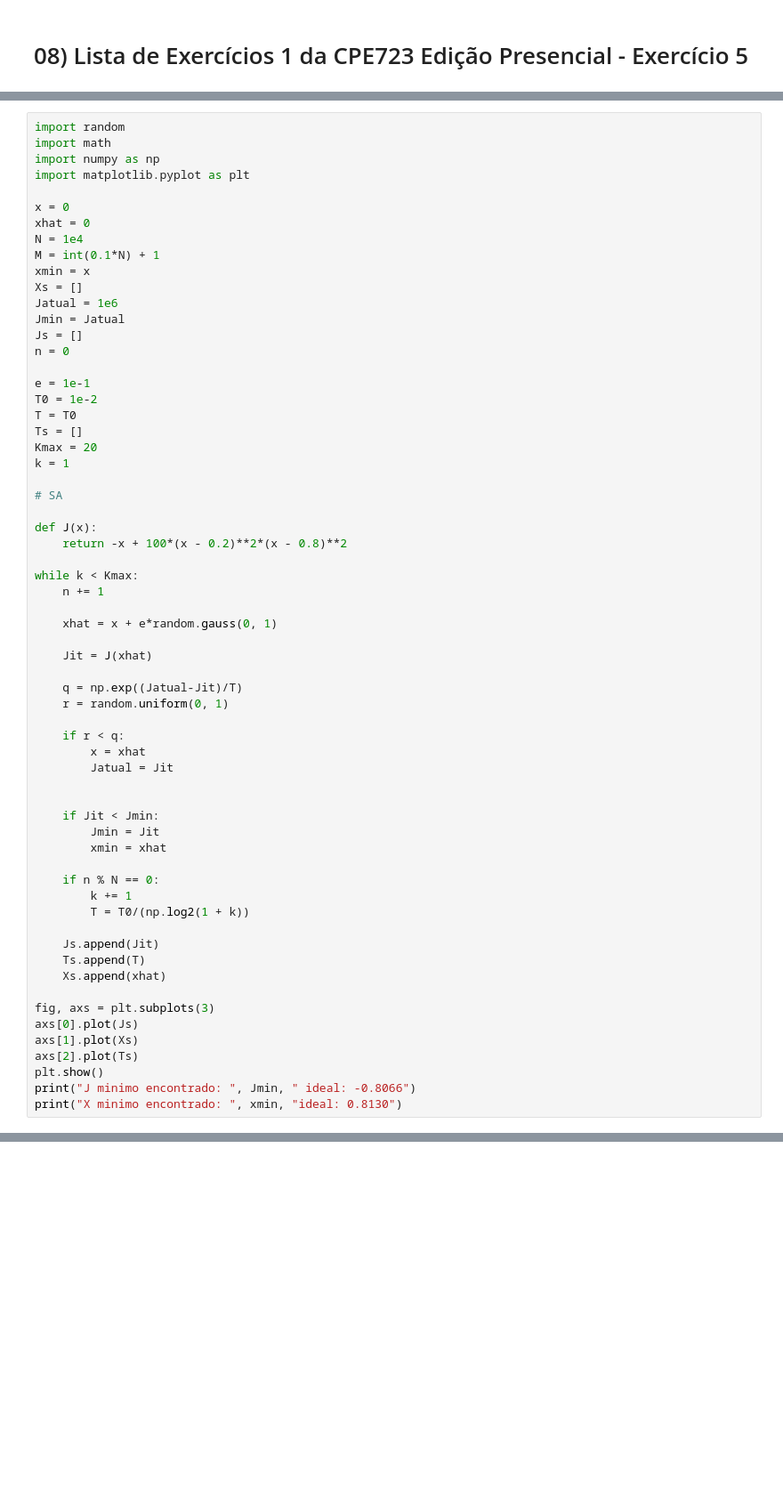
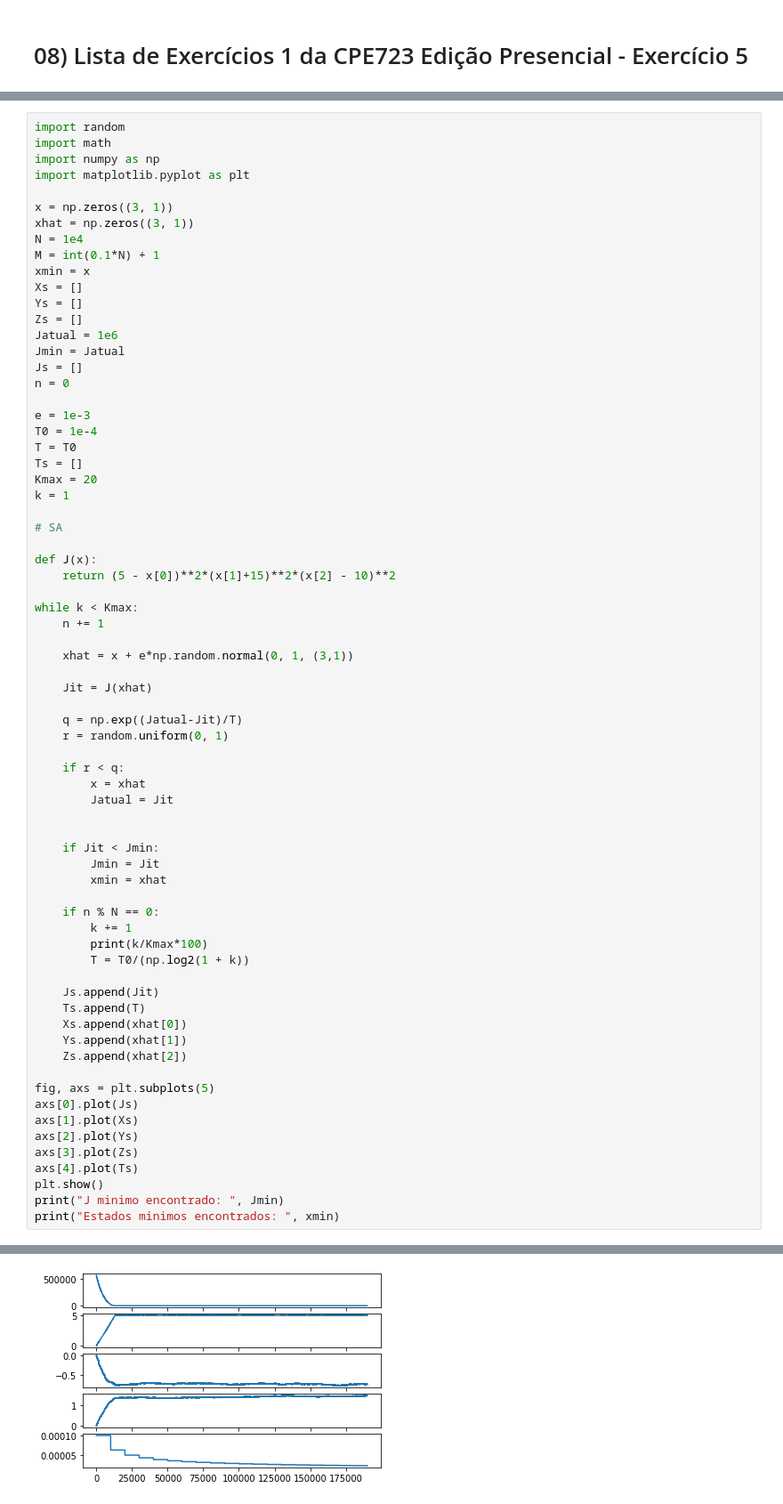
Before and after one commit to VRavaglia/Otimizacao-Natural, a Jupyter notebook: Lista1/Lista1.ipynb, the cells around one changed output, grey strips where cells are left out. Shown: that part at 89% size. Saved outputs shown, nothing was run; the diff lists cells and outputs as text; blank space fills up the shorter version.

```diff
--- a/Lista1/Lista1.ipynb
+++ b/Lista1/Lista1.ipynb
@@ -444,19 +448,21 @@ import math
 import numpy as np
 import matplotlib.pyplot as plt
 
-x = 0
-xhat = 0
+x = np.zeros((3, 1))
+xhat = np.zeros((3, 1))
 N = 1e4
 M = int(0.1*N) + 1
 xmin = x
 Xs = []
+Ys = []
+Zs = []
 Jatual = 1e6
 Jmin = Jatual
 Js = []
 n = 0
 
-e = 1e-1
-T0 = 1e-2
+e = 1e-3
+T0 = 1e-4
 T = T0
 Ts = []
 Kmax = 20
@@ -465,12 +471,12 @@ k = 1
 # SA
 
 def J(x):
-    return -x + 100*(x - 0.2)**2*(x - 0.8)**2
+    return (5 - x[0])**2*(x[1]+15)**2*(x[2] - 10)**2
 
 while k < Kmax:
     n += 1
 
-    xhat = x + e*random.gauss(0, 1)
+    xhat = x + e*np.random.normal(0, 1, (3,1))
 
     Jit = J(xhat)
 
@@ -488,16 +494,22 @@ while k < Kmax:
 
     if n % N == 0:
         k += 1
+        print(k/Kmax*100)
         T = T0/(np.log2(1 + k))
 
     Js.append(Jit)
     Ts.append(T)
-    Xs.append(xhat)
+    Xs.append(xhat[0])
+    Ys.append(xhat[1])
+    Zs.append(xhat[2])
 
-fig, axs = plt.subplots(3)
+fig, axs = plt.subplots(5)
 axs[0].plot(Js)
 axs[1].plot(Xs)
-axs[2].plot(Ts)
+axs[2].plot(Ys)
+axs[3].plot(Zs)
+axs[4].plot(Ts)
 plt.show()
-print("J minimo encontrado: ", Jmin, " ideal: -0.8066")
-print("X minimo encontrado: ", xmin, "ideal: 0.8130")
+print("J minimo encontrado: ", Jmin)
+print("Estados minimos encontrados: ", xmin)
+# %% [output]
@@ -503,0 +535 @@ print("X minimo encontrado: ", xmin, "ideal: 0.8130")
+[figure, added]
```
Also changed, not shown: parts of 6 cells of this notebook.
